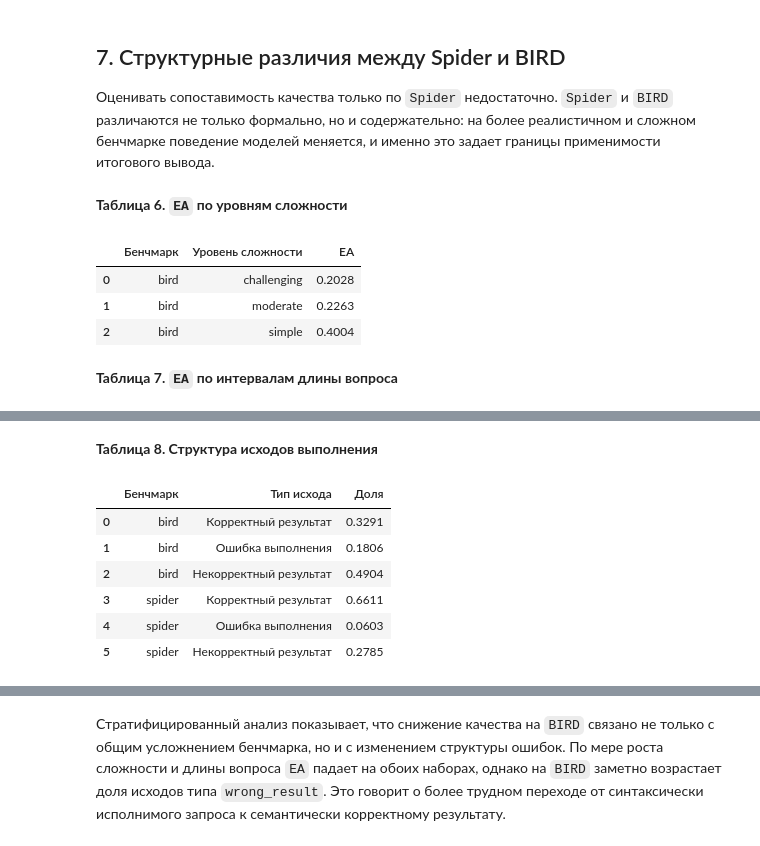
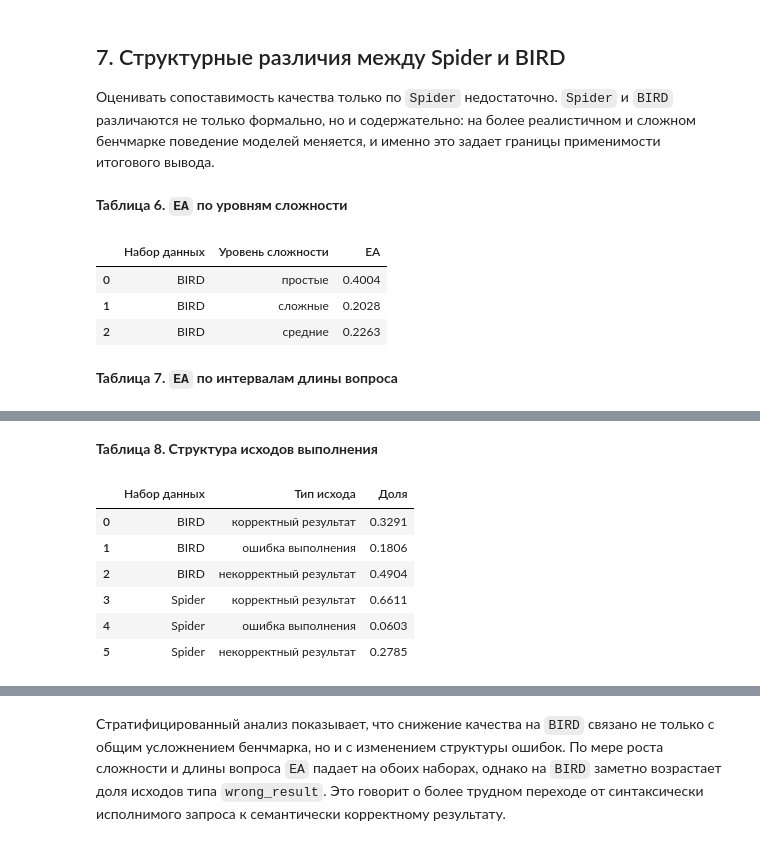
Before and after one commit to countrvl/vkr, a Jupyter notebook: final_nl2sql_analysis.ipynb, the cells around one changed output, grey strips where cells are left out. Drawn from its saved outputs; the diff is of its cells as text; code cells hidden in the pictures.

```diff
--- a/final_nl2sql_analysis.ipynb
+++ b/final_nl2sql_analysis.ipynb
@@ -286,7 +286,30 @@ display(pairwise_view.round(4))
 
 Оценивать сопоставимость качества только по `Spider` недостаточно. `Spider` и `BIRD` различаются не только формально, но и содержательно: на более реалистичном и сложном бенчмарке поведение моделей меняется, и именно это задает границы применимости итогового вывода.
 # %%
+BENCHMARK_LABELS = {
+    'bird': 'BIRD',
+    'spider': 'Spider',
+    'synthetic_ecommerce': 'SEB',
+}
+DIFFICULTY_LABELS = {
+    'easy': 'простые',
+    'medium': 'средние',
+    'hard': 'сложные',
+    'simple': 'простые',
+    'moderate': 'средние',
+    'challenging': 'сложные',
+}
+OUTCOME_LABELS = {
+    'correct': 'корректный результат',
+    'execution_error': 'ошибка выполнения',
+    'empty_sql': 'пустой SQL',
+    'result_mismatch': 'некорректный результат',
+    'wrong_result': 'некорректный результат',
+}
+
 main_outcomes_df = cast(Any, ea_outcomes_df[ea_outcomes_df['model_name'].isin(main_model_names)].copy())
+main_outcomes_df['benchmark_ru'] = main_outcomes_df['benchmark'].map(BENCHMARK_LABELS).fillna(main_outcomes_df['benchmark'])
+main_outcomes_df['difficulty_ru'] = main_outcomes_df['difficulty'].map(DIFFICULTY_LABELS).fillna(main_outcomes_df['difficulty'])
 
 def categorize_error(row: pd.Series) -> str:
     if bool(row['first_hit']):
@@ -298,44 +321,39 @@ def categorize_error(row: pd.Series) -> str:
     return 'wrong_result'
 
 main_outcomes_df['error_type'] = main_outcomes_df.apply(categorize_error, axis=1)
+main_outcomes_df['outcome_ru'] = main_outcomes_df['error_type'].map(OUTCOME_LABELS).fillna(main_outcomes_df['error_type'])
 
 difficulty_df = (
-    main_outcomes_df.dropna(subset=['difficulty'])
-    .groupby(['benchmark', 'difficulty'], as_index=False)['first_hit']
+    main_outcomes_df.dropna(subset=['difficulty_ru'])
+    .groupby(['benchmark', 'benchmark_ru', 'difficulty_ru'], as_index=False)['first_hit']
     .mean()
     .rename(columns={'first_hit': 'ea'})
 )
 main_outcomes_df['question_len_bucket'] = pd.qcut(main_outcomes_df['question_len'], q=4, duplicates='drop')
 question_len_df = (
-    main_outcomes_df.groupby(['benchmark', 'question_len_bucket'], as_index=False, observed=False)['first_hit']
+    main_outcomes_df.groupby(['benchmark', 'benchmark_ru', 'question_len_bucket'], as_index=False, observed=False)['first_hit']
     .mean()
     .rename(columns={'first_hit': 'ea'})
 )
+question_len_df['question_len_bucket_ru'] = question_len_df['question_len_bucket'].astype(str)
 error_mix_df = (
-    main_outcomes_df.groupby(['benchmark', 'error_type']).size().rename('count').reset_index()
+    main_outcomes_df.groupby(['benchmark', 'benchmark_ru', 'error_type', 'outcome_ru']).size().rename('count').reset_index()
 )
 error_mix_df['share'] = error_mix_df['count'] / error_mix_df.groupby('benchmark')['count'].transform('sum')
 
 difficulty_view = difficulty_df.rename(columns={
-    'benchmark': 'Бенчмарк',
-    'difficulty': 'Уровень сложности',
+    'benchmark_ru': 'Набор данных',
+    'difficulty_ru': 'Уровень сложности',
     'ea': 'EA',
-})
+})[['Набор данных', 'Уровень сложности', 'EA']]
 question_len_view = question_len_df.rename(columns={
-    'benchmark': 'Бенчмарк',
-    'question_len_bucket': 'Интервал длины вопроса',
+    'benchmark_ru': 'Набор данных',
+    'question_len_bucket_ru': 'Интервал длины вопроса',
     'ea': 'EA',
-})
-error_mix_view = error_mix_df[['benchmark', 'error_type', 'share']].copy()
-error_mix_view['error_type'] = error_mix_view['error_type'].map({
-    'correct': 'Корректный результат',
-    'execution_error': 'Ошибка выполнения',
-    'empty_sql': 'Пустой SQL',
-    'wrong_result': 'Некорректный результат',
-}).fillna(error_mix_view['error_type'])
-error_mix_view = error_mix_view.rename(columns={
-    'benchmark': 'Бенчмарк',
-    'error_type': 'Тип исхода',
+})[['Набор данных', 'Интервал длины вопроса', 'EA']]
+error_mix_view = error_mix_df[['benchmark_ru', 'outcome_ru', 'share']].rename(columns={
+    'benchmark_ru': 'Набор данных',
+    'outcome_ru': 'Тип исхода',
     'share': 'Доля',
 })
 
@@ -347,8 +365,8 @@ display(Markdown('**Таблица 8. Структура исходов выпо
 display(error_mix_view.round(4))
 # %% [output]
 **Таблица 6. `EA` по уровням сложности**
-|  | Бенчмарк | Уровень сложности | EA |
-| 0 | bird | challenging | 0.2028 |
-| 1 | bird | moderate | 0.2263 |
-| 2 | bird | simple | 0.4004 |
+|  | Набор данных | Уровень сложности | EA |
+| 0 | BIRD | простые | 0.4004 |
+| 1 | BIRD | сложные | 0.2028 |
+| 2 | BIRD | средние | 0.2263 |
 **Таблица 7. `EA` по интервалам длины вопроса**
@@ -364,9 +382,9 @@ display(error_mix_view.round(4))
 **Таблица 8. Структура исходов выполнения**
-|  | Бенчмарк | Тип исхода | Доля |
-| 0 | bird | Корректный результат | 0.3291 |
-| 1 | bird | Ошибка выполнения | 0.1806 |
-| 2 | bird | Некорректный результат | 0.4904 |
-| 3 | spider | Корректный результат | 0.6611 |
-| 4 | spider | Ошибка выполнения | 0.0603 |
-| 5 | spider | Некорректный результат | 0.2785 |
+|  | Набор данных | Тип исхода | Доля |
+| 0 | BIRD | корректный результат | 0.3291 |
+| 1 | BIRD | ошибка выполнения | 0.1806 |
+| 2 | BIRD | некорректный результат | 0.4904 |
+| 3 | Spider | корректный результат | 0.6611 |
+| 4 | Spider | ошибка выполнения | 0.0603 |
+| 5 | Spider | некорректный результат | 0.2785 |
 # %%
```
Also changed, not shown: parts of 2 cells of this notebook, 10 other files.
